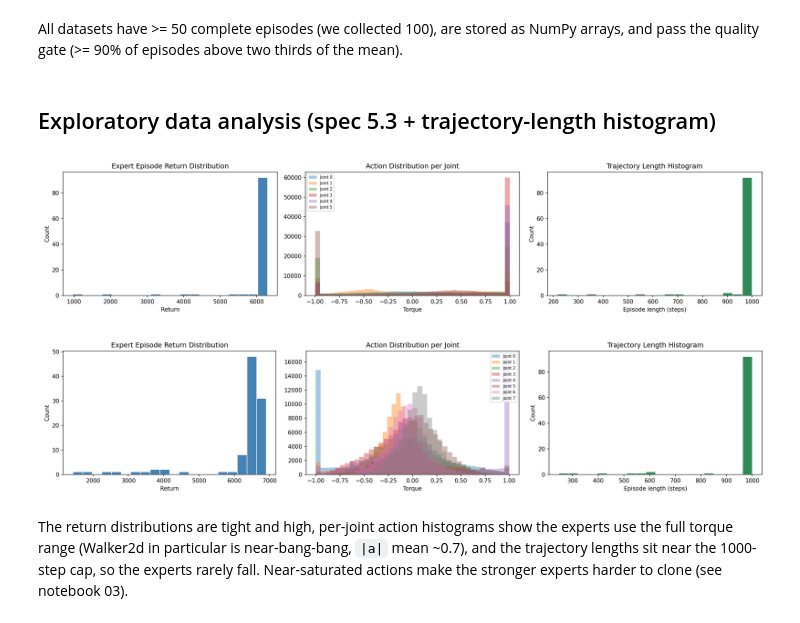
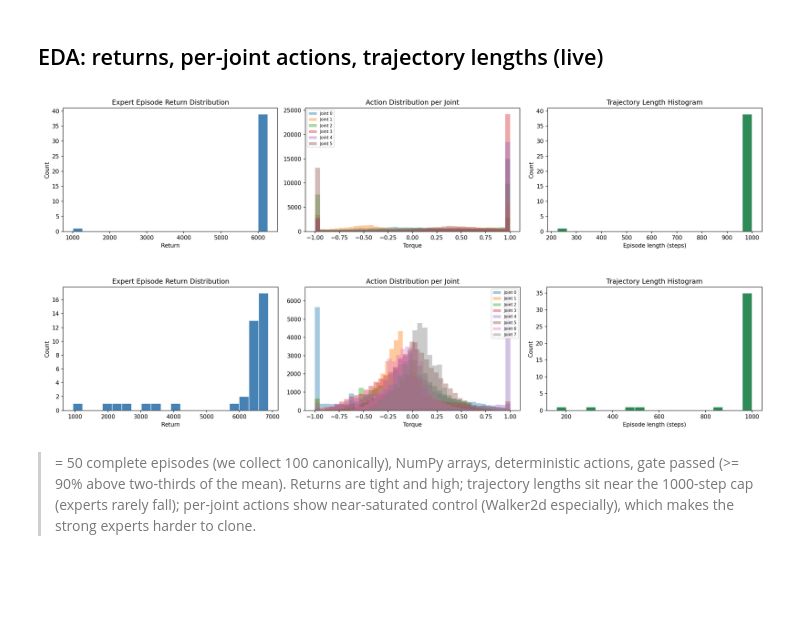
Before and after one commit to em-ech/rl-ppo-imitation-learning, a Jupyter notebook: notebooks/02_data_collection.ipynb, the cells around one changed output. Drawn from its saved outputs; the diff is of its cells as text; code cells hidden in the pictures; blank space fills up the shorter version.

```diff
--- a/notebooks/02_data_collection.ipynb
+++ b/notebooks/02_data_collection.ipynb
@@ -12,12 +12,16 @@ sys.path.insert(0, str(ROOT)); os.chdir(ROOT)
 %matplotlib inline
 import numpy as np, pandas as pd, matplotlib.pyplot as plt
 from IPython.display import Image, display
-OUT, MODELS, LOGS = ROOT/'outputs', ROOT/'models', ROOT/'logs'
+from src import seeding, config
+seeding.set_seed(0)            # numpy + torch + python random
+DEVICE = config.device()
+OUT, MODELS, DATA = ROOT/'outputs', ROOT/'models', ROOT/'data'/'demonstrations'
 def show(name):
     p = OUT/name
-    display(Image(str(p))) if p.exists() else print('missing figure:', name)
+    display(Image(str(p))) if p.exists() else print('precomputed figure not found:', name,
+        '- run the corresponding script (see README)')
 def results(name):
     p = OUT/name
     return json.load(open(p)) if p.exists() else {}
-print('setup ok')
+print('setup ok | seeds set | device', DEVICE)
 # %% [output]
@@ -42,12 +59,10 @@ pd.DataFrame(rows)
-# %% [markdown]
-All datasets have >= 50 complete episodes (we collected 100), are stored as NumPy arrays, and pass the quality gate (>= 90% of episodes above two thirds of the mean).
-# %% [markdown]
-## Exploratory data analysis (spec 5.3 + trajectory-length histogram)
+# %% [markdown]
+## EDA: returns, per-joint actions, trajectory lengths (live)
 # %%
-show('dataset_analysis_Walker2d-v4.png')
-show('dataset_analysis_Ant-v4.png')
+show('dataset_analysis_Walker2d-v4_nb.png')
+show('dataset_analysis_Ant-v4_nb.png')
 # %% [output]
-[figure, old version]
+[figure, new version]
-[figure, old version]
+[figure, new version]
-# %% [markdown]
-The return distributions are tight and high, per-joint action histograms show the experts use the full torque range (Walker2d in particular is near-bang-bang, `|a|` mean ~0.7), and the trajectory lengths sit near the 1000-step cap, so the experts rarely fall. Near-saturated actions make the stronger experts harder to clone (see notebook 03).
+# %% [markdown]
+>= 50 complete episodes (we collect 100 canonically), NumPy arrays, deterministic actions, gate passed (>= 90% above two-thirds of the mean). Returns are tight and high; trajectory lengths sit near the 1000-step cap (experts rarely fall); per-joint actions show near-saturated control (Walker2d especially), which makes the strong experts harder to clone.
```
Also changed, not shown: parts of 6 cells of this notebook, 10 other files.
